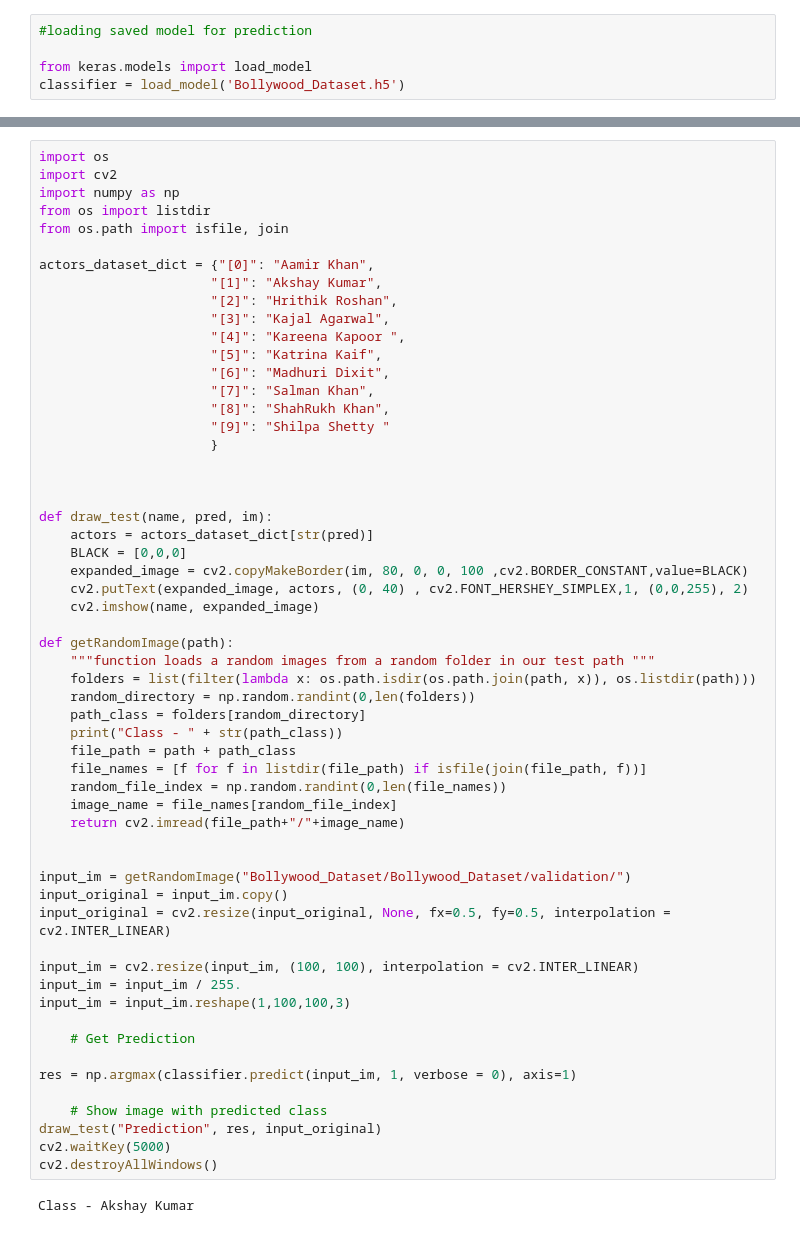
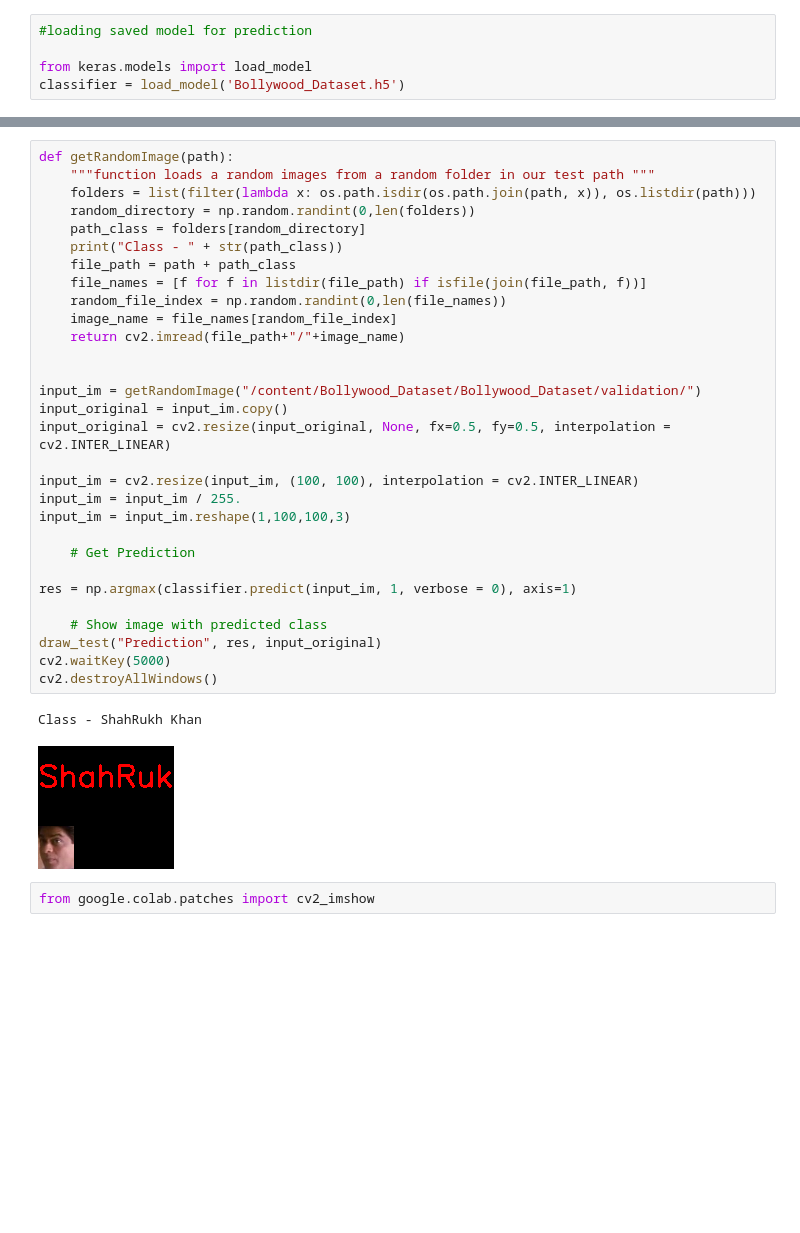
Before and after one commit to Mayank-goyal2424/Deep_learning, a Jupyter notebook: Transfer_Learning_From_Pre_Trained_Model_for_Face_Recognition.ipynb, the cells around one changed output, grey strips where cells are left out. Saved outputs shown, nothing was run; the diff lists cells and outputs as text; blank space fills up the shorter version.

```diff
--- a/Transfer_Learning_From_Pre_Trained_Model_for_Face_Recognition.ipynb
+++ b/Transfer_Learning_From_Pre_Trained_Model_for_Face_Recognition.ipynb
@@ -258,59 +316,35 @@ classifier = load_model('Bollywood_Dataset.h5')
 # %%
-import os
-import cv2
-import numpy as np
-from os import listdir
-from os.path import isfile, join
-
-actors_dataset_dict = {"[0]": "Aamir Khan",
-                      "[1]": "Akshay Kumar",
-                      "[2]": "Hrithik Roshan",
-                      "[3]": "Kajal Agarwal",
-                      "[4]": "Kareena Kapoor ",
-                      "[5]": "Katrina Kaif",
-                      "[6]": "Madhuri Dixit",
-                      "[7]": "Salman Khan",
-                      "[8]": "ShahRukh Khan",
-                      "[9]": "Shilpa Shetty "
-                      }
-
-
-
-def draw_test(name, pred, im):
-    actors = actors_dataset_dict[str(pred)]
-    BLACK = [0,0,0]
-    expanded_image = cv2.copyMakeBorder(im, 80, 0, 0, 100 ,cv2.BORDER_CONSTANT,value=BLACK)
-    cv2.putText(expanded_image, actors, (0, 40) , cv2.FONT_HERSHEY_SIMPLEX,1, (0,0,255), 2)
-    cv2.imshow(name, expanded_image)
-
 def getRandomImage(path):
     """function loads a random images from a random folder in our test path """
     folders = list(filter(lambda x: os.path.isdir(os.path.join(path, x)), os.listdir(path)))
     random_directory = np.random.randint(0,len(folders))
     path_class = folders[random_directory]
     print("Class - " + str(path_class))
     file_path = path + path_class
     file_names = [f for f in listdir(file_path) if isfile(join(file_path, f))]
     random_file_index = np.random.randint(0,len(file_names))
     image_name = file_names[random_file_index]
     return cv2.imread(file_path+"/"+image_name)
 
 
-input_im = getRandomImage("Bollywood_Dataset/Bollywood_Dataset/validation/")
+input_im = getRandomImage("/content/Bollywood_Dataset/Bollywood_Dataset/validation/")
 input_original = input_im.copy()
 input_original = cv2.resize(input_original, None, fx=0.5, fy=0.5, interpolation = cv2.INTER_LINEAR)
 
 input_im = cv2.resize(input_im, (100, 100), interpolation = cv2.INTER_LINEAR)
 input_im = input_im / 255.
 input_im = input_im.reshape(1,100,100,3)
 
     # Get Prediction
 
 res = np.argmax(classifier.predict(input_im, 1, verbose = 0), axis=1)
 
     # Show image with predicted class
 draw_test("Prediction", res, input_original)
 cv2.waitKey(5000)
 cv2.destroyAllWindows()
 # %% [output]
-Class - Akshay Kumar
+Class - ShahRukh Khan
+[figure, added]
+# %%
+from google.colab.patches import cv2_imshow
```
Also changed, not shown: parts of 8 cells of this notebook.
